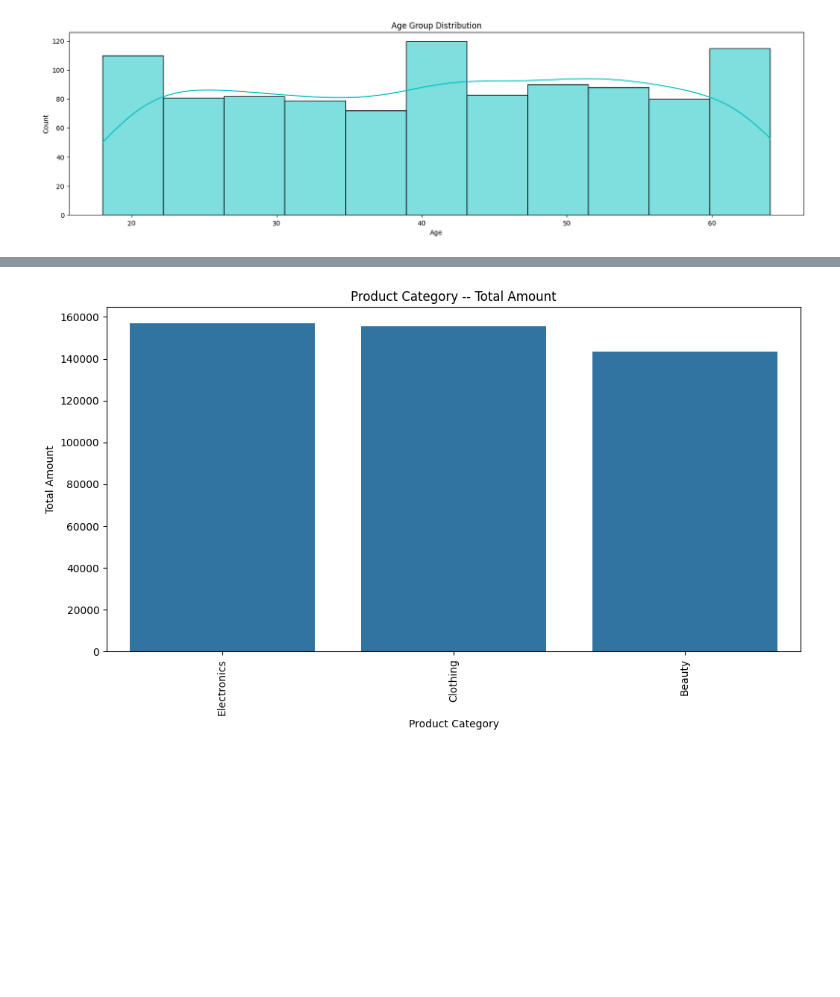
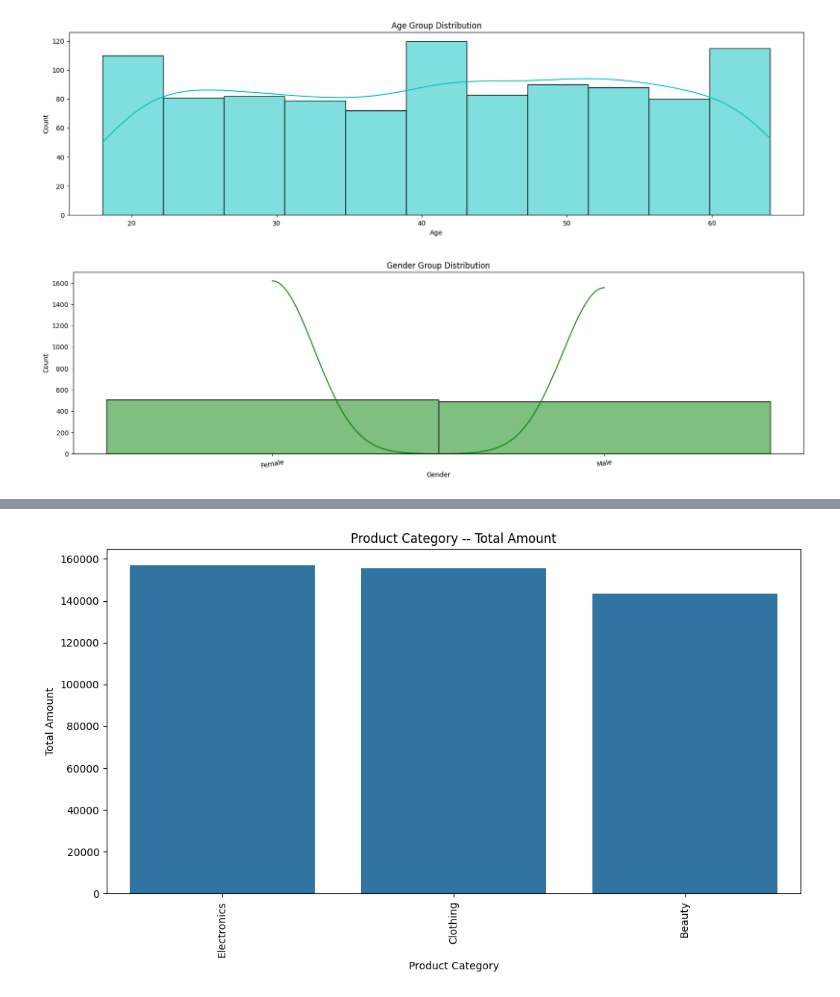
Before and after one commit to muskan2109/FML_Practicals, a Jupyter notebook: TASK_1_EE510.ipynb, the cells around one changed output, grey strips where cells are left out. Cells and saved outputs as stored; diff of their text form; code cells hidden in the pictures; blank space fills up the shorter version.

```diff
--- a/TASK_1_EE510.ipynb
+++ b/TASK_1_EE510.ipynb
@@ -86,6 +88,20 @@ plt.xticks(rotation=5)
 plt.show()
 # %% [output]
 [figure]
+# %%
+#Hist plot
+#Gender Group Distribution
+plt.figure(figsize=(20,5))
+sns.histplot(data=df,
+             x=df['Gender'].sort_values(),
+             kde=True,
+             color='g')
+
+plt.title('Gender Group Distribution')
+plt.xticks(rotation=10)
+plt.show()
+# %% [output]
+[figure, added]
 # %%
 #Violin plot
 #Gender & Age Group Distribution
```
Also changed, not shown: parts of 20 cells of this notebook.
